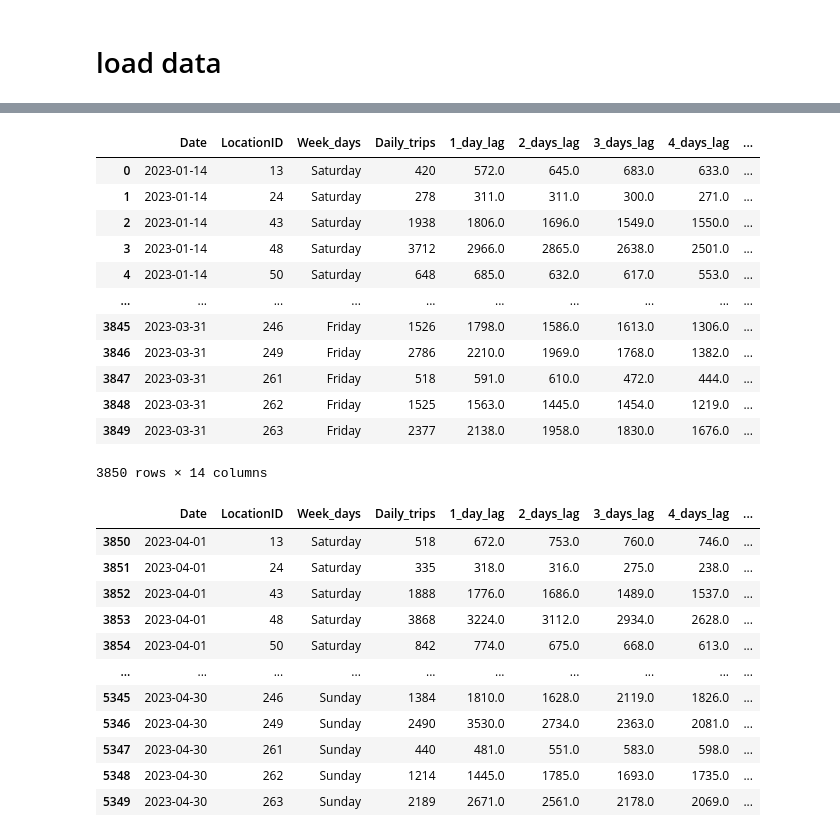
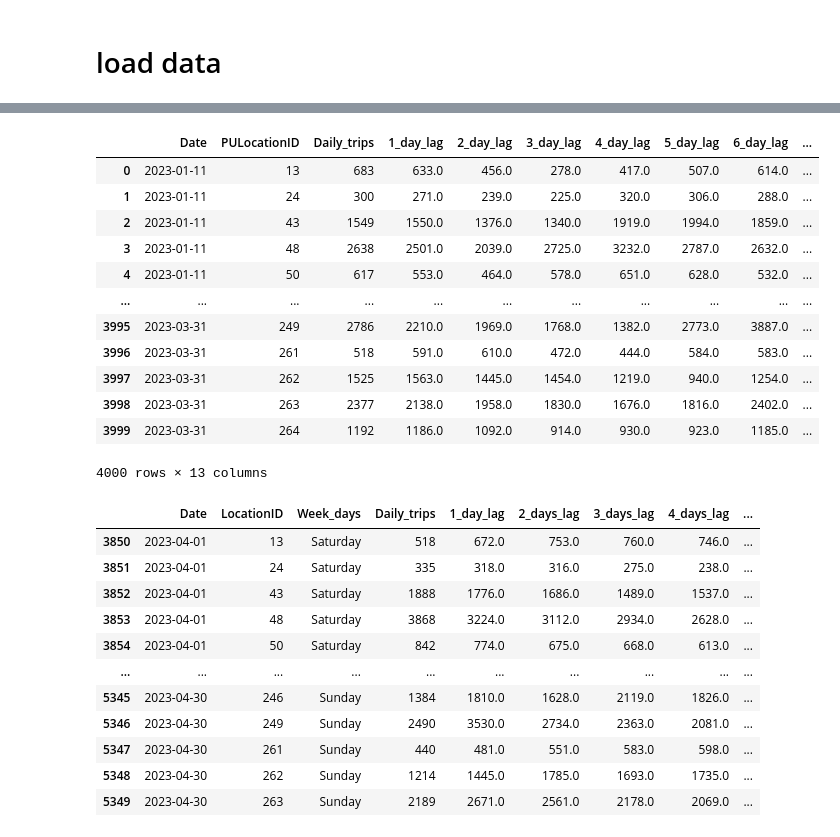
Before and after one commit to Shahla9/New-York-taxi-demand-prediction, a Jupyter notebook: notebooks/model.ipynb, the cells around one changed output, grey strips where cells are left out. Saved outputs shown, nothing was run; the diff lists cells and outputs as text; code cells hidden in the pictures.

```diff
--- a/notebooks/model.ipynb
+++ b/notebooks/model.ipynb
@@ -34,26 +50,25 @@ warnings.filterwarnings('ignore')
 # %%
 def train_test_split(dataset_df, split_date):
     train_df = dataset_df[dataset_df['Date'] < split_date]
     test_df = dataset_df[dataset_df['Date'] >= split_date]
     return train_df, test_df
 
-train_df, test_df = train_test_split(top_50_areas_df, '2023-04-01')
+train_df, test_df = train_test_split(dataset_df, TRAIN_TEST_SPLIT_DATE )
+train_df
+# %% [output]
+|  | Date | PULocationID | Daily_trips | 1_day_lag | 2_day_lag | 3_day_lag | 4_day_lag | 5_day_lag | 6_day_lag | ... |
+| 0 | 2023-01-11 | 13 | 683 | 633.0 | 456.0 | 278.0 | 417.0 | 507.0 | 614.0 | ... |
+| 1 | 2023-01-11 | 24 | 300 | 271.0 | 239.0 | 225.0 | 320.0 | 306.0 | 288.0 | ... |
+| 2 | 2023-01-11 | 43 | 1549 | 1550.0 | 1376.0 | 1340.0 | 1919.0 | 1994.0 | 1859.0 | ... |
+| 3 | 2023-01-11 | 48 | 2638 | 2501.0 | 2039.0 | 2725.0 | 3232.0 | 2787.0 | 2632.0 | ... |
+| 4 | 2023-01-11 | 50 | 617 | 553.0 | 464.0 | 578.0 | 651.0 | 628.0 | 532.0 | ... |
+| ... | ... | ... | ... | ... | ... | ... | ... | ... | ... | ... |
+| 3995 | 2023-03-31 | 249 | 2786 | 2210.0 | 1969.0 | 1768.0 | 1382.0 | 2773.0 | 3887.0 | ... |
+| 3996 | 2023-03-31 | 261 | 518 | 591.0 | 610.0 | 472.0 | 444.0 | 584.0 | 583.0 | ... |
+| 3997 | 2023-03-31 | 262 | 1525 | 1563.0 | 1445.0 | 1454.0 | 1219.0 | 940.0 | 1254.0 | ... |
+| 3998 | 2023-03-31 | 263 | 2377 | 2138.0 | 1958.0 | 1830.0 | 1676.0 | 1816.0 | 2402.0 | ... |
+| 3999 | 2023-03-31 | 264 | 1192 | 1186.0 | 1092.0 | 914.0 | 930.0 | 923.0 | 1185.0 | ... |
+4000 rows × 13 columns
-# %%
-train_df
-# %% [output]
-|  | Date | LocationID | Week_days | Daily_trips | 1_day_lag | 2_days_lag | 3_days_lag | 4_days_lag | ... |
-| 0 | 2023-01-14 | 13 | Saturday | 420 | 572.0 | 645.0 | 683.0 | 633.0 | ... |
-| 1 | 2023-01-14 | 24 | Saturday | 278 | 311.0 | 311.0 | 300.0 | 271.0 | ... |
-| 2 | 2023-01-14 | 43 | Saturday | 1938 | 1806.0 | 1696.0 | 1549.0 | 1550.0 | ... |
-| 3 | 2023-01-14 | 48 | Saturday | 3712 | 2966.0 | 2865.0 | 2638.0 | 2501.0 | ... |
-| 4 | 2023-01-14 | 50 | Saturday | 648 | 685.0 | 632.0 | 617.0 | 553.0 | ... |
-| ... | ... | ... | ... | ... | ... | ... | ... | ... | ... |
-| 3845 | 2023-03-31 | 246 | Friday | 1526 | 1798.0 | 1586.0 | 1613.0 | 1306.0 | ... |
-| 3846 | 2023-03-31 | 249 | Friday | 2786 | 2210.0 | 1969.0 | 1768.0 | 1382.0 | ... |
-| 3847 | 2023-03-31 | 261 | Friday | 518 | 591.0 | 610.0 | 472.0 | 444.0 | ... |
-| 3848 | 2023-03-31 | 262 | Friday | 1525 | 1563.0 | 1445.0 | 1454.0 | 1219.0 | ... |
-| 3849 | 2023-03-31 | 263 | Friday | 2377 | 2138.0 | 1958.0 | 1830.0 | 1676.0 | ... |
-3850 rows × 14 columns
 # %%
 test_df
 # %% [output]
```
Also changed, not shown: parts of 25 cells of this notebook, 1 other file.
